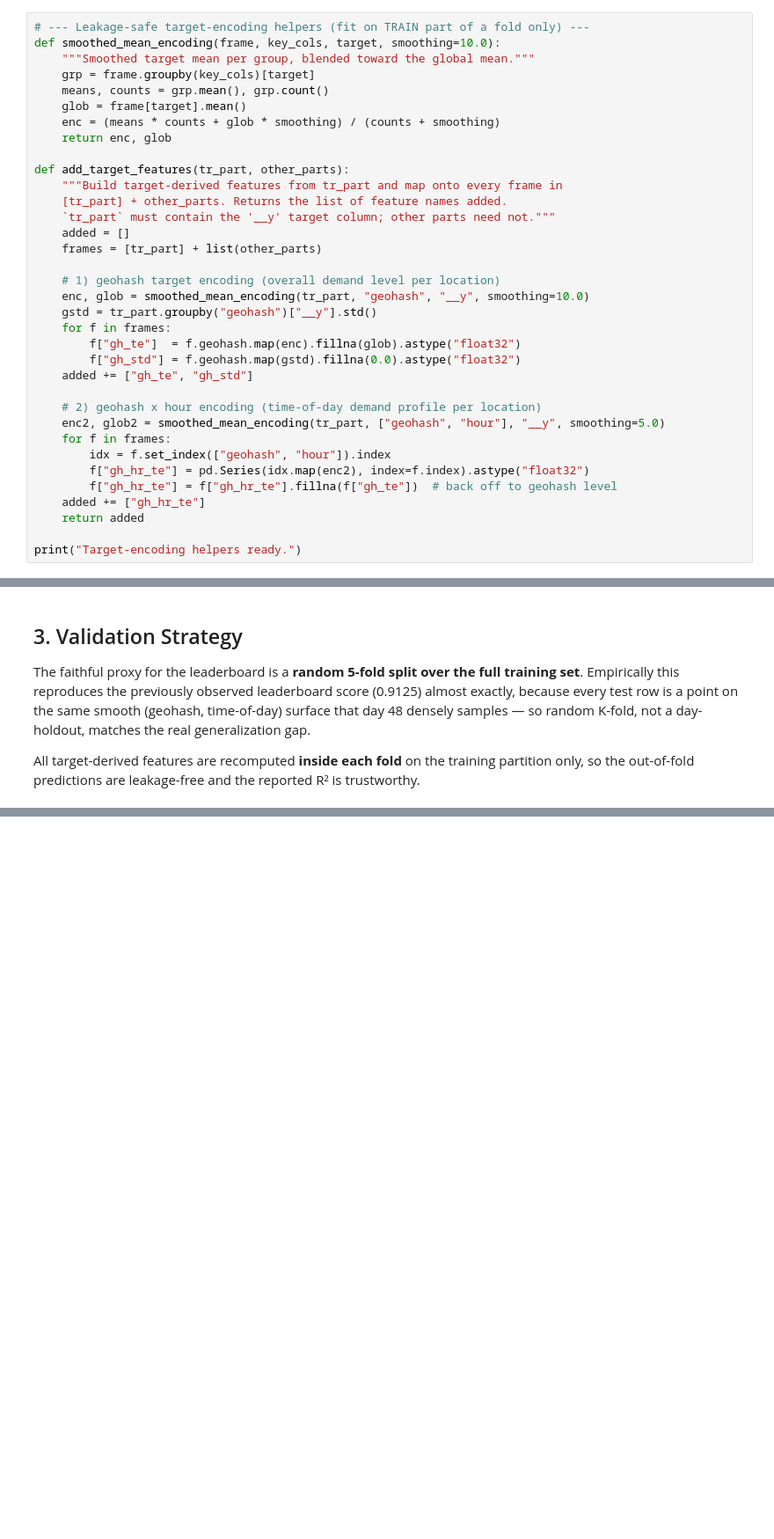
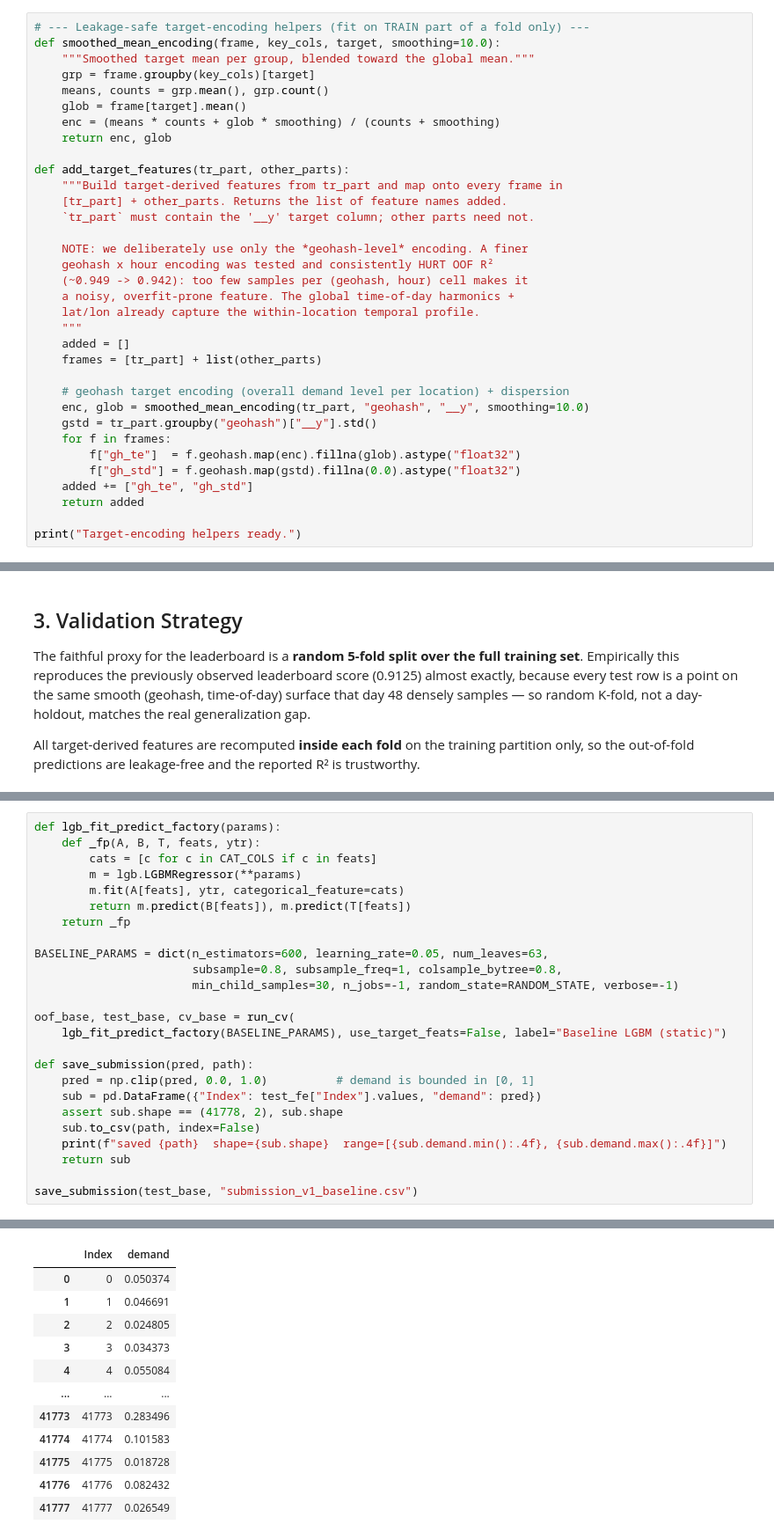
Before and after one commit to sxdxde/GridLock-2.0-, a Jupyter notebook: solution.ipynb, the cells around one changed output, grey strips where cells are left out. Shown at 88% size. Cells and saved outputs as stored; diff of their text form; blank space fills up the shorter version.

```diff
--- a/solution.ipynb
+++ b/solution.ipynb
@@ -161,25 +229,24 @@ def smoothed_mean_encoding(frame, key_cols, target, smoothing=10.0):
 def add_target_features(tr_part, other_parts):
     """Build target-derived features from tr_part and map onto every frame in
     [tr_part] + other_parts. Returns the list of feature names added.
-    `tr_part` must contain the '__y' target column; other parts need not."""
+    `tr_part` must contain the '__y' target column; other parts need not.
+
+    NOTE: we deliberately use only the *geohash-level* encoding. A finer
+    geohash x hour encoding was tested and consistently HURT OOF R²
+    (~0.949 -> 0.942): too few samples per (geohash, hour) cell makes it
+    a noisy, overfit-prone feature. The global time-of-day harmonics +
+    lat/lon already capture the within-location temporal profile.
+    """
     added = []
     frames = [tr_part] + list(other_parts)
 
-    # 1) geohash target encoding (overall demand level per location)
+    # geohash target encoding (overall demand level per location) + dispersion
     enc, glob = smoothed_mean_encoding(tr_part, "geohash", "__y", smoothing=10.0)
     gstd = tr_part.groupby("geohash")["__y"].std()
     for f in frames:
         f["gh_te"]  = f.geohash.map(enc).fillna(glob).astype("float32")
         f["gh_std"] = f.geohash.map(gstd).fillna(0.0).astype("float32")
     added += ["gh_te", "gh_std"]
-
-    # 2) geohash x hour encoding (time-of-day demand profile per location)
-    enc2, glob2 = smoothed_mean_encoding(tr_part, ["geohash", "hour"], "__y", smoothing=5.0)
-    for f in frames:
-        idx = f.set_index(["geohash", "hour"]).index
-        f["gh_hr_te"] = pd.Series(idx.map(enc2), index=f.index).astype("float32")
-        f["gh_hr_te"] = f["gh_hr_te"].fillna(f["gh_te"])  # back off to geohash level
-    added += ["gh_hr_te"]
     return added
 
 print("Target-encoding helpers ready.")
@@ -218,0 +294,26 @@ print("CV harness ready (N_FOLDS =", N_FOLDS, ").")
+# %%
+def lgb_fit_predict_factory(params):
+    def _fp(A, B, T, feats, ytr):
+        cats = [c for c in CAT_COLS if c in feats]
+        m = lgb.LGBMRegressor(**params)
+        m.fit(A[feats], ytr, categorical_feature=cats)
+        return m.predict(B[feats]), m.predict(T[feats])
+    return _fp
+
+BASELINE_PARAMS = dict(n_estimators=600, learning_rate=0.05, num_leaves=63,
+                       subsample=0.8, subsample_freq=1, colsample_bytree=0.8,
+                       min_child_samples=30, n_jobs=-1, random_state=RANDOM_STATE, verbose=-1)
+
+oof_base, test_base, cv_base = run_cv(
+    lgb_fit_predict_factory(BASELINE_PARAMS), use_target_feats=False, label="Baseline LGBM (static)")
+
+def save_submission(pred, path):
+    pred = np.clip(pred, 0.0, 1.0)          # demand is bounded in [0, 1]
+    sub = pd.DataFrame({"Index": test_fe["Index"].values, "demand": pred})
+    assert sub.shape == (41778, 2), sub.shape
+    sub.to_csv(path, index=False)
+    print(f"saved {path}  shape={sub.shape}  range=[{sub.demand.min():.4f}, {sub.demand.max():.4f}]")
+    return sub
+
+save_submission(test_base, "submission_v1_baseline.csv")
+# %% [output]
@@ -218,0 +322,12 @@ print("CV harness ready (N_FOLDS =", N_FOLDS, ").")
+|  | Index | demand |
+| 0 | 0 | 0.050374 |
+| 1 | 1 | 0.046691 |
+| 2 | 2 | 0.024805 |
+| 3 | 3 | 0.034373 |
+| 4 | 4 | 0.055084 |
+| ... | ... | ... |
+| 41773 | 41773 | 0.283496 |
+| 41774 | 41774 | 0.101583 |
+| 41775 | 41775 | 0.018728 |
+| 41776 | 41776 | 0.082432 |
+| 41777 | 41777 | 0.026549 |
```
Also changed, not shown: parts of 22 cells of this notebook, 43 other files.
